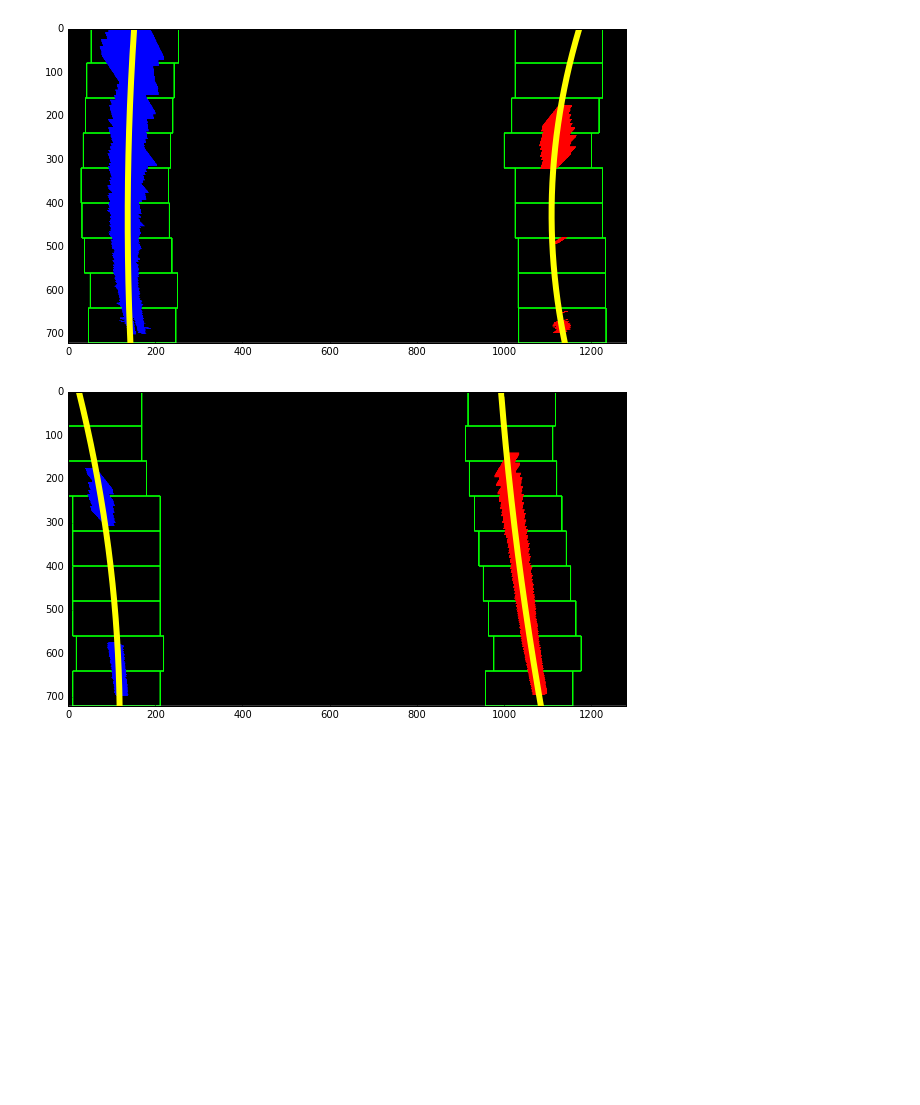
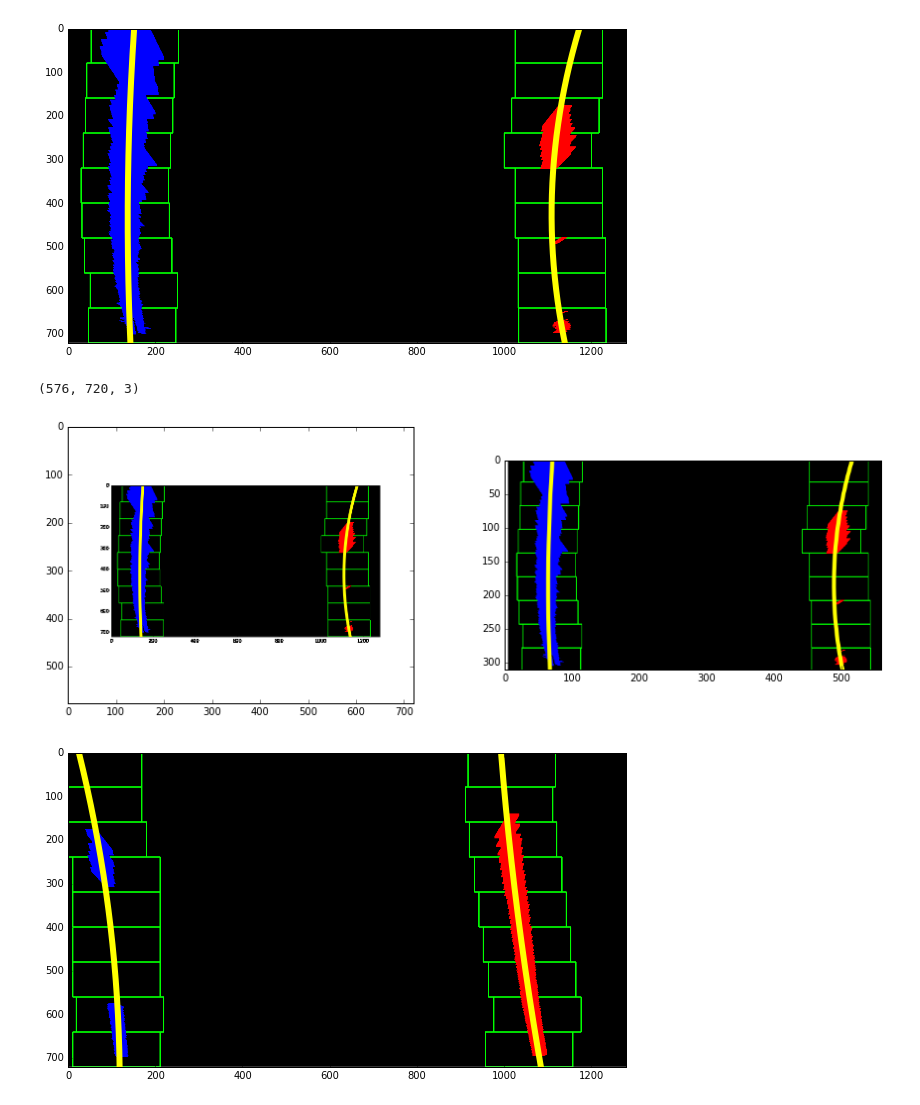
Before and after one commit to csq20081052/CarND-Advanced-Lane-Lines-P4, a Jupyter notebook: Pipeline_part2.ipynb, the cells around one changed output. Cells and saved outputs as stored; diff of their text form; code cells hidden in the pictures; blank space fills up the shorter version.

```diff
--- a/Pipeline_part2.ipynb
+++ b/Pipeline_part2.ipynb
@@ -235,14 +235,32 @@ def visualize_detected_lines(image, windows, pixels, poly):
     right_fitx = right_fit[0]*ploty**2 + right_fit[1]*ploty + right_fit[2]
 
 
-    plt.figure(figsize=(10, 8))
+    fig = plt.figure(figsize=(10, 8))
     plt.imshow(out_img)
     plt.plot(left_fitx, ploty, color='yellow', linewidth=6)
     plt.plot(right_fitx, ploty, color='yellow', linewidth=6)
     plt.xlim(0, 1280)
     plt.ylim(720, 0)
+
+    fig.canvas.draw()
+    result = np.fromstring(fig.canvas.tostring_rgb(), dtype='uint8')
+    result = result.reshape(fig.canvas.get_width_height()[::-1] + (3,))
+
+    return result
 # %%
 windows_y, pixels_y, poly_y = detect_lanes(birds_eye_yellow)
-visualize_detected_lines(birds_eye_yellow, windows_y, pixels_y, poly_y)
+detected_y = visualize_detected_lines(birds_eye_yellow, windows_y, pixels_y, poly_y)
 # %% [output]
 [figure]
+# %%
+detected_y.shape
+# %% [output]
+(576, 720, 3)
+# %%
+plt.figure(figsize=(15,5))
+_ = plt.subplot(1,2,1)
+_ = plt.imshow(detected_y)
+_ = plt.subplot(1,2,2)
+_ = plt.imshow(detected_y[125:435, 90:645])
+# %% [output]
+[figure, added]
```
Also changed, not shown: parts of 11 cells of this notebook, 1 other file.
